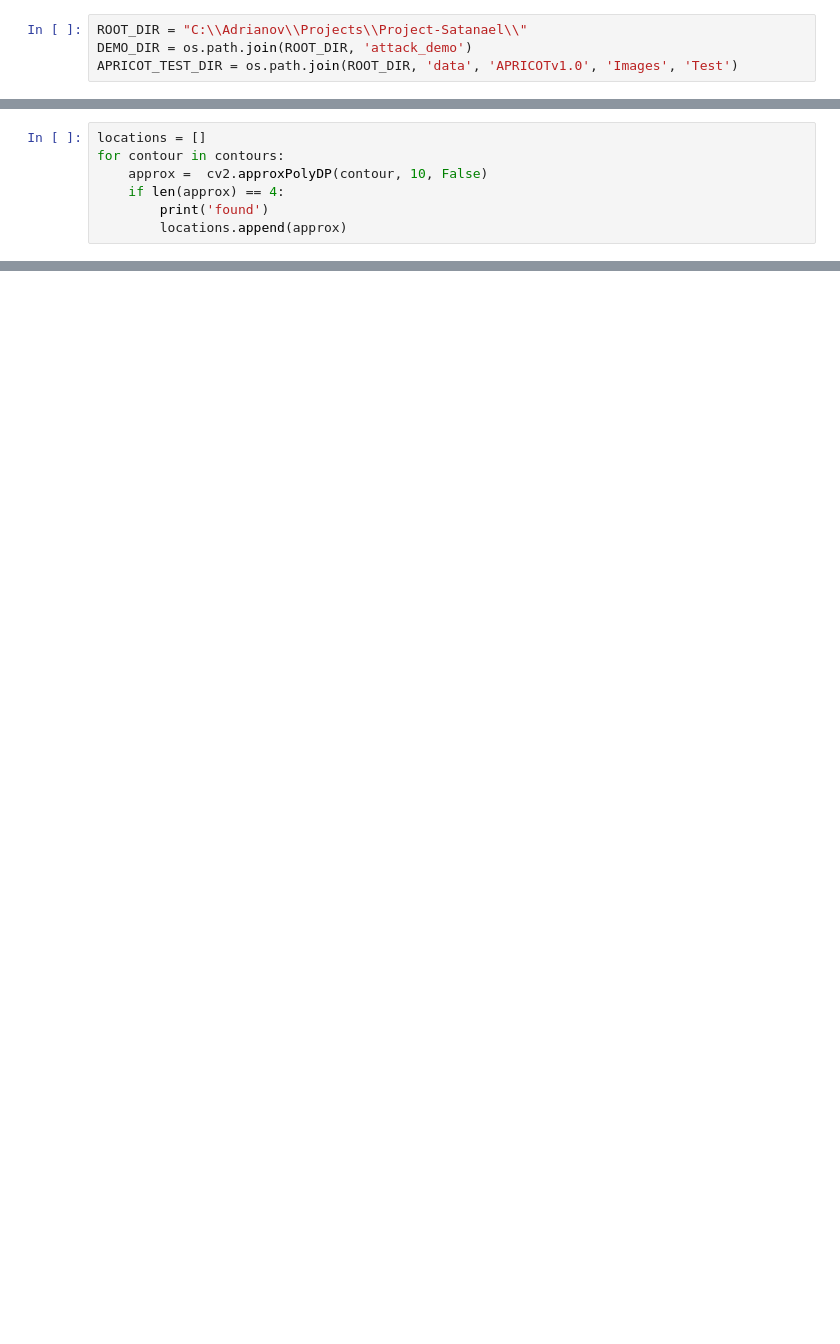
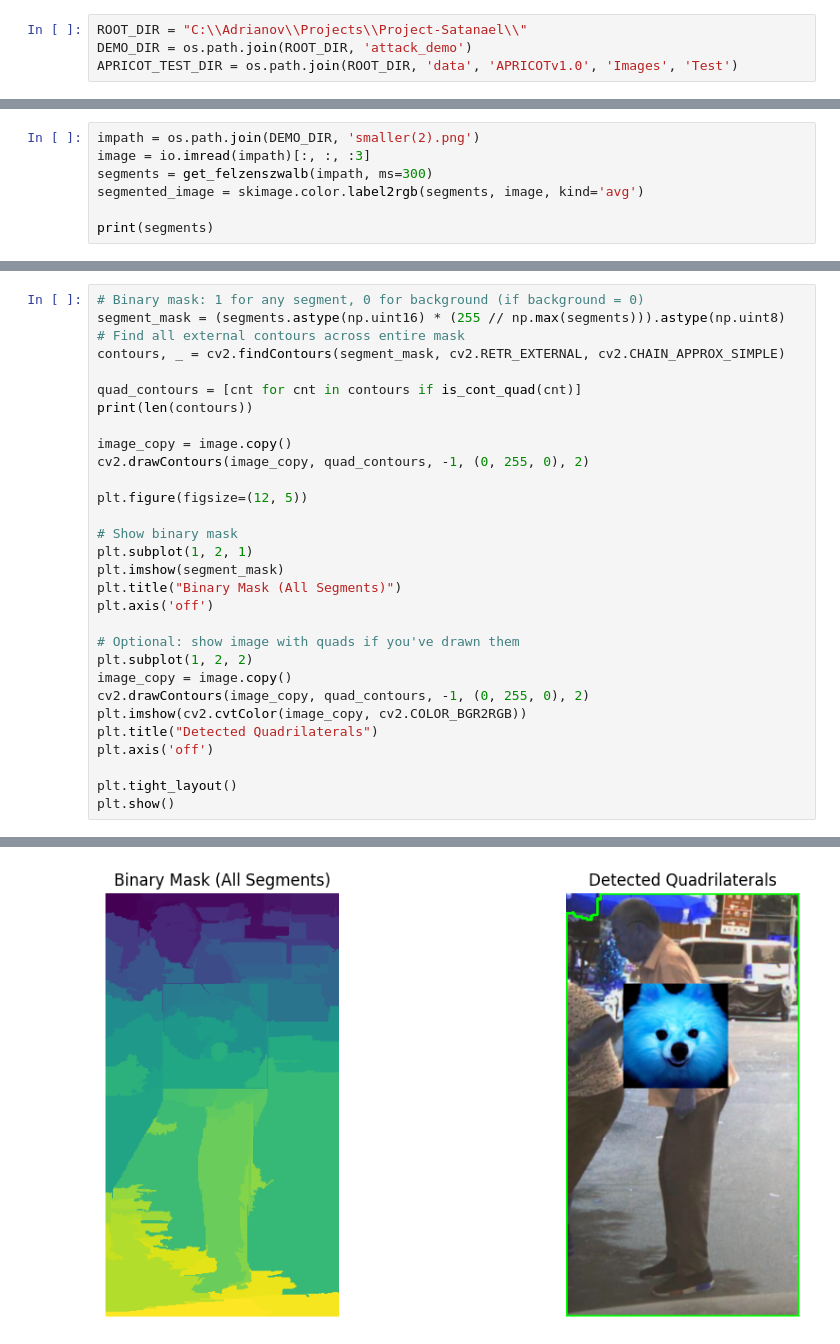
Before and after one commit to corvus-rex/Project-Satanael, a Jupyter notebook: experimental/Experimental.ipynb, the cells around one changed output, grey strips where cells are left out. Saved outputs shown, nothing was run; the diff lists cells and outputs as text; blank space fills up the shorter version.

```diff
--- a/experimental/Experimental.ipynb
+++ b/experimental/Experimental.ipynb
@@ -78,7 +17,0 @@ contours = sorted(contours, key = cv2.contourArea, reverse = True)
-# %%
-locations = []
-for contour in contours:
-    approx =  cv2.approxPolyDP(contour, 10, False)
-    if len(approx) == 4:
-        print('found')
-        locations.append(approx)
@@ -107,0 +150,7 @@ for loc in locations:
+# %%
+impath = os.path.join(DEMO_DIR, 'smaller(2).png')
+image = io.imread(impath)[:, :, :3]
+segments = get_felzenszwalb(impath, ms=300)
+segmented_image = skimage.color.label2rgb(segments, image, kind='avg')
+
+print(segments)
@@ -107,0 +165,31 @@ for loc in locations:
+# %%
+# Binary mask: 1 for any segment, 0 for background (if background = 0)
+segment_mask = (segments.astype(np.uint16) * (255 // np.max(segments))).astype(np.uint8)
+# Find all external contours across entire mask
+contours, _ = cv2.findContours(segment_mask, cv2.RETR_EXTERNAL, cv2.CHAIN_APPROX_SIMPLE)
+
+quad_contours = [cnt for cnt in contours if is_cont_quad(cnt)]
+print(len(contours))
+
+image_copy = image.copy()
+cv2.drawContours(image_copy, quad_contours, -1, (0, 255, 0), 2)
+
+plt.figure(figsize=(12, 5))
+
+# Show binary mask
+plt.subplot(1, 2, 1)
+plt.imshow(segment_mask)
+plt.title("Binary Mask (All Segments)")
+plt.axis('off')
+
+# Optional: show image with quads if you've drawn them
+plt.subplot(1, 2, 2)
+image_copy = image.copy()
+cv2.drawContours(image_copy, quad_contours, -1, (0, 255, 0), 2)
+plt.imshow(cv2.cvtColor(image_copy, cv2.COLOR_BGR2RGB))
+plt.title("Detected Quadrilaterals")
+plt.axis('off')
+
+plt.tight_layout()
+plt.show()
+# %% [output]
@@ -107,0 +198 @@ for loc in locations:
+[figure, added]
```
Also changed, not shown: parts of 18 cells of this notebook, 21 other files.
